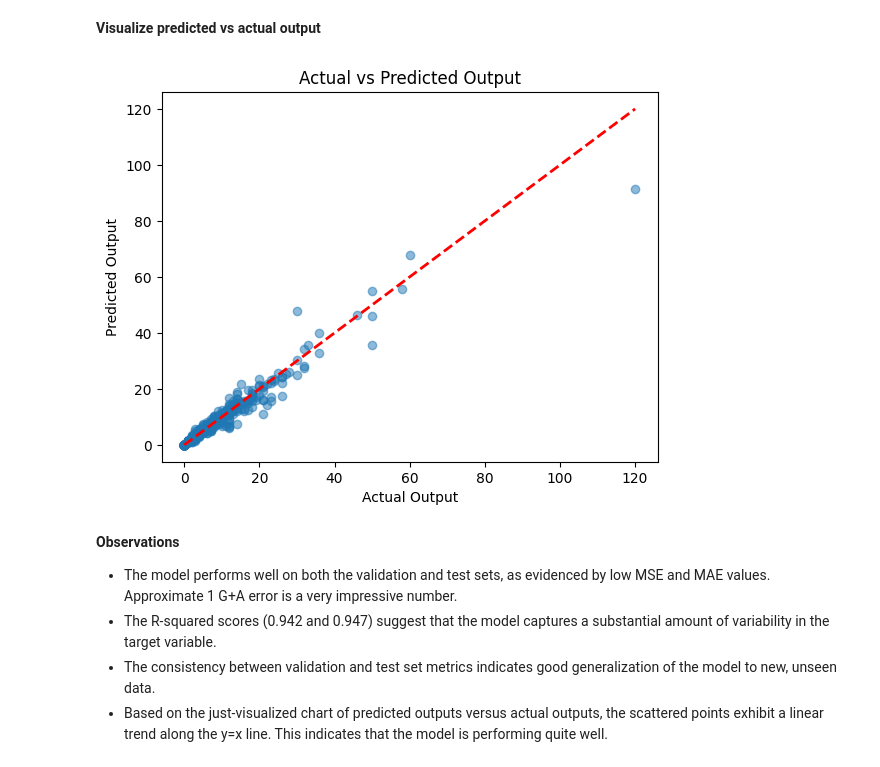
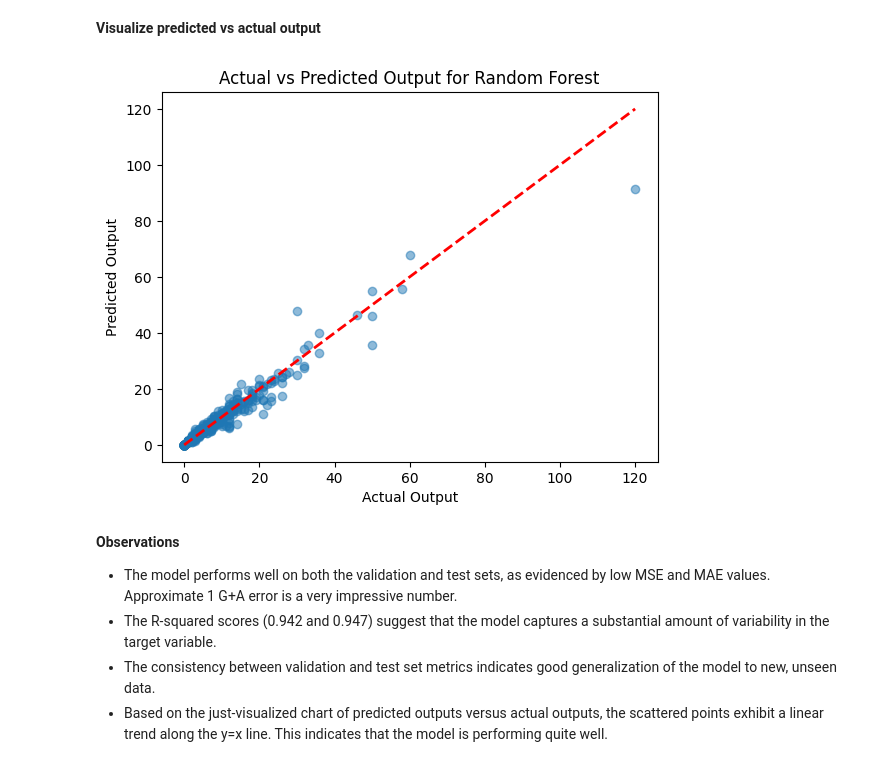
Before and after one commit to hwangdeokThien/CSC14119_IntroDS_final_project, a Jupyter notebook: src/notebooks/4.1-data-modelling.ipynb, the cells around one changed output. Cells and saved outputs as stored; diff of their text form; code cells hidden in the pictures.

```diff
--- a/src/notebooks/4.1-data-modelling.ipynb
+++ b/src/notebooks/4.1-data-modelling.ipynb
@@ -276,16 +276,16 @@ R-squared Score: 0.9268837074345534
 # %%
 # ----------------------------------Random Forest----------------------------------
 plt.scatter(y_rf_test, y_rf_test_pred_random, alpha=0.5)
-plt.title('Actual vs Predicted Output')
+plt.title('Actual vs Predicted Output for Random Forest')
 plt.xlabel('Actual Output')
 plt.ylabel('Predicted Output')
 
 x_line = np.linspace(min(y_rf_test), max(y_rf_test), 100)
 plt.plot(x_line, x_line, color='red', linestyle='--', linewidth=2)
 
 plt.show()
 # %% [output]
-[figure, old version]
+[figure, new version]
 # %% [markdown]
 **Observations**
 - The model performs well on both the validation and test sets, as evidenced by low MSE and MAE values. Approximate 1 G+A error is a very impressive number.
```
Also changed, not shown: parts of 8 cells of this notebook, 1 other file.
